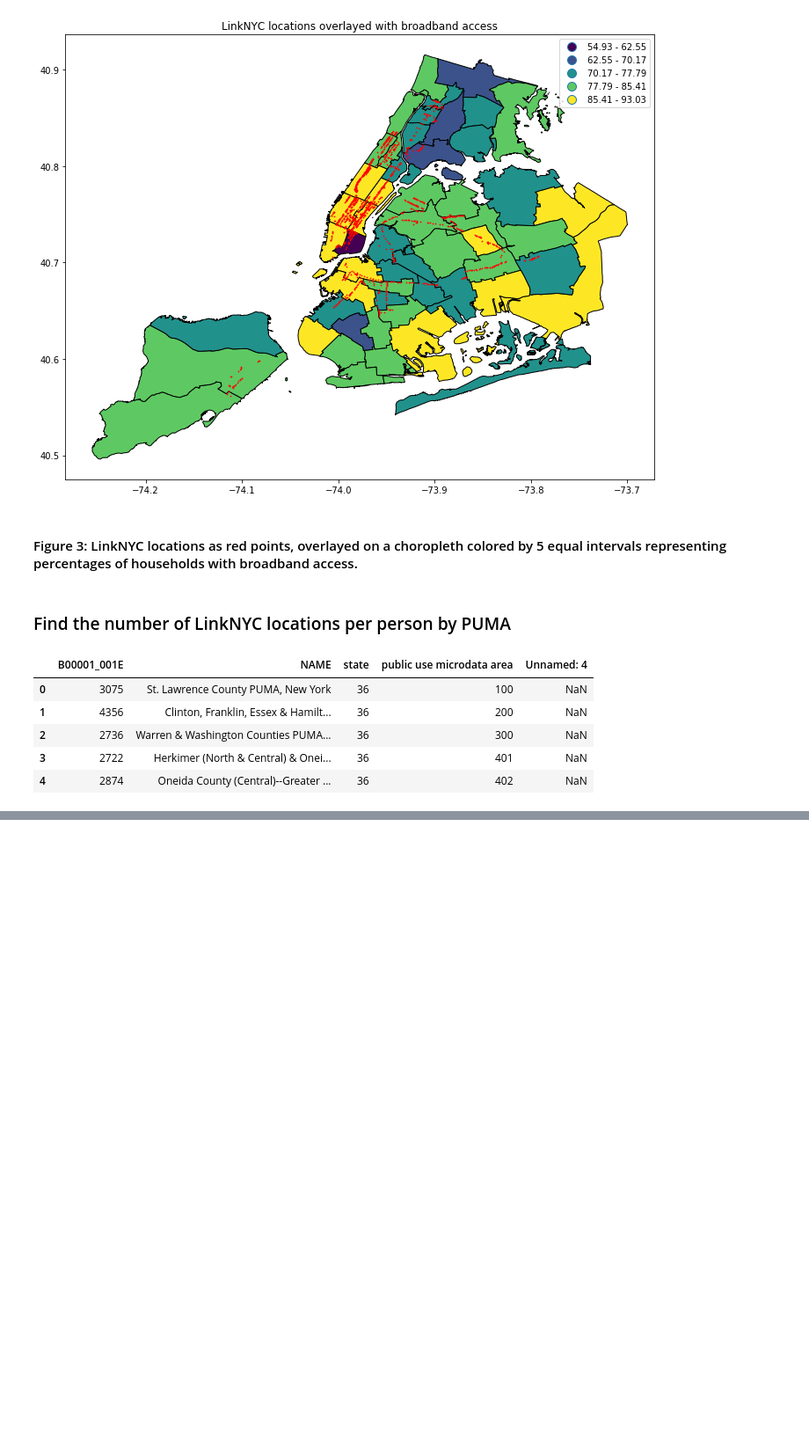
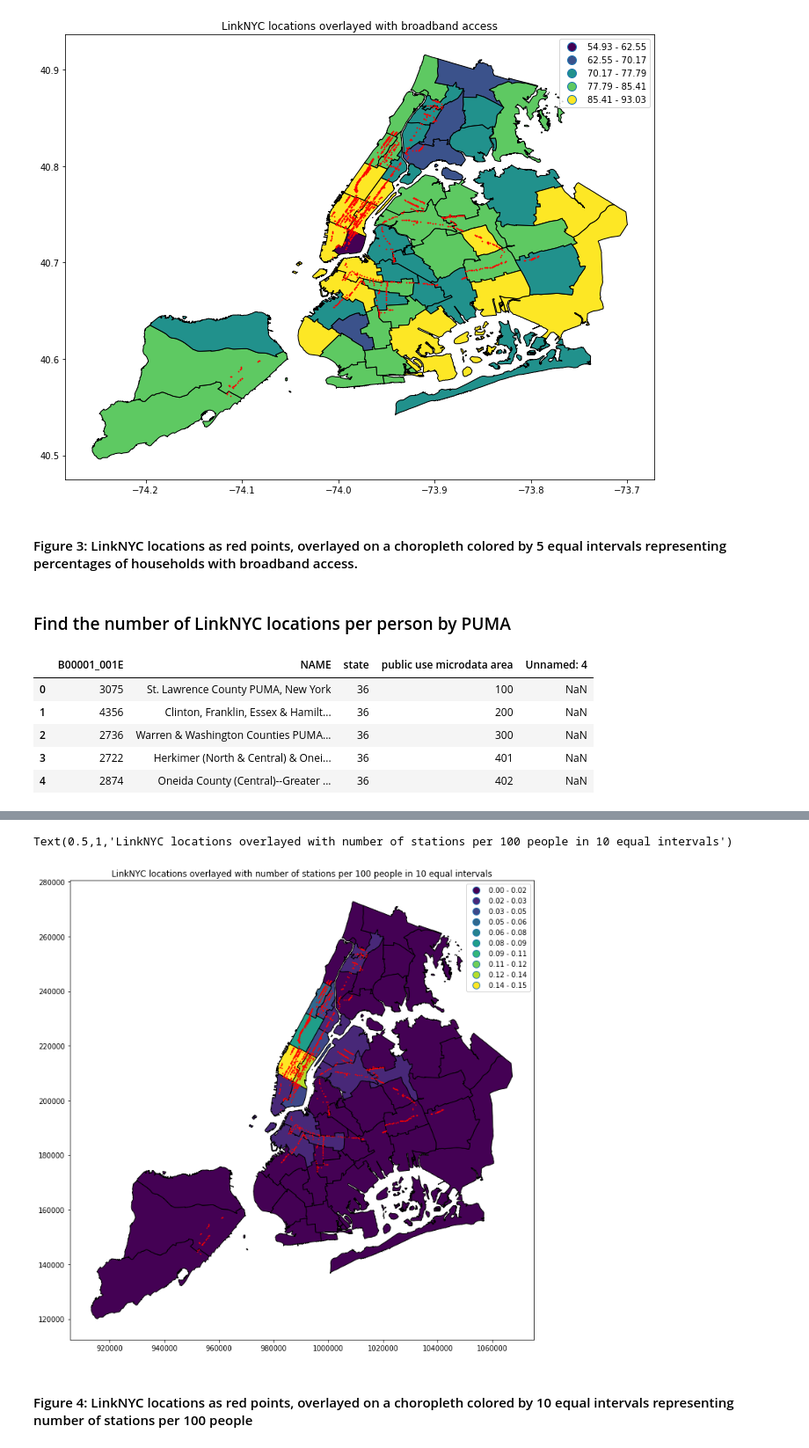
Before and after one commit to haomingsama/PUI2018_aaw329, a Jupyter notebook: HW7_aaw329/HW7_1_aaw329.ipynb, the cells around one changed output, grey strips where cells are left out. Shown at 88% size. Cells and saved outputs as stored; diff of their text form; code cells hidden in the pictures; blank space fills up the shorter version.

```diff
--- a/HW7_aaw329/HW7_1_aaw329.ipynb
+++ b/HW7_aaw329/HW7_1_aaw329.ipynb
@@ -308,0 +314,2 @@ linknyc["geometry"] = linknyc["geometry"].to_crs({'init': 'epsg:2263'})
+# %%
+link_puma = geopandas.sjoin(gdf, linknyc, how="left")
@@ -308,0 +344,3 @@ linknyc["geometry"] = linknyc["geometry"].to_crs({'init': 'epsg:2263'})
+# %%
+link_puma = link_puma.groupby(["public use microdata area"]).count().reset_index()
+link_puma.drop(link_puma.columns.difference(["public use microdata area","link_site"]), 1, inplace=True)
@@ -308,0 +366,4 @@ linknyc["geometry"] = linknyc["geometry"].to_crs({'init': 'epsg:2263'})
+# %%
+gdf = gdf.merge(link_puma)
+# %%
+gdf["linkp100"] = gdf.link_site / gdf.B00001_001E
@@ -308,0 +382,9 @@ linknyc["geometry"] = linknyc["geometry"].to_crs({'init': 'epsg:2263'})
+# %%
+base = gdf.plot(column="linkp100", scheme="Equal_interval", k=10, legend=True, figsize=(12,12), edgecolor="black")
+linknyc.plot(ax=base, marker=".", color="red", markersize=2)
+base.set_title("LinkNYC locations overlayed with number of stations per 100 people in 10 equal intervals")
+# %% [output]
+Text(0.5,1,'LinkNYC locations overlayed with number of stations per 100 people in 10 equal intervals')
+[figure, added]
+# %% [markdown]
+#### Figure 4: LinkNYC locations as red points, overlayed on a choropleth colored by 10 equal intervals representing number of stations per 100 people
```
Also changed, not shown: parts of 8 cells of this notebook.
